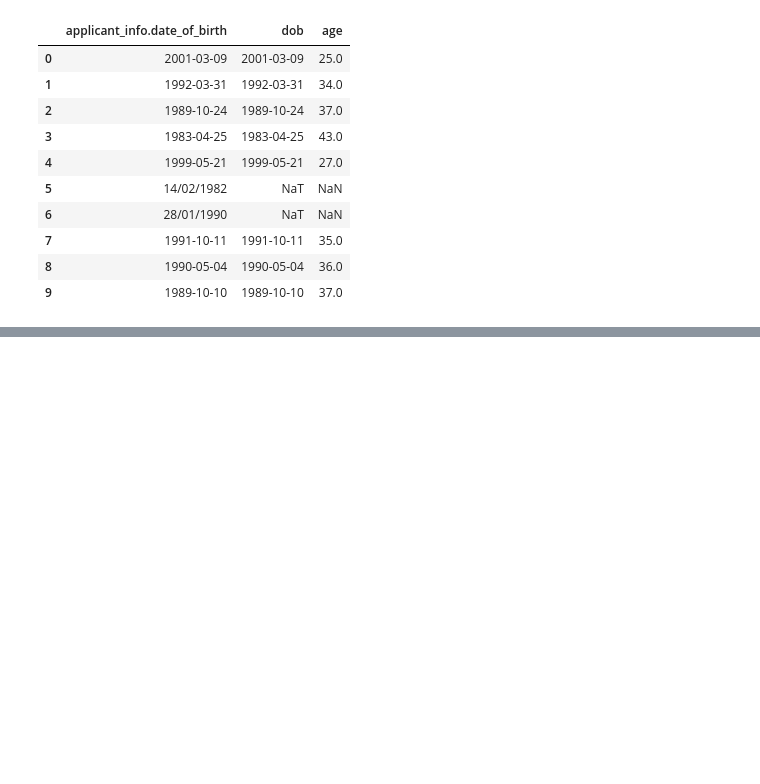
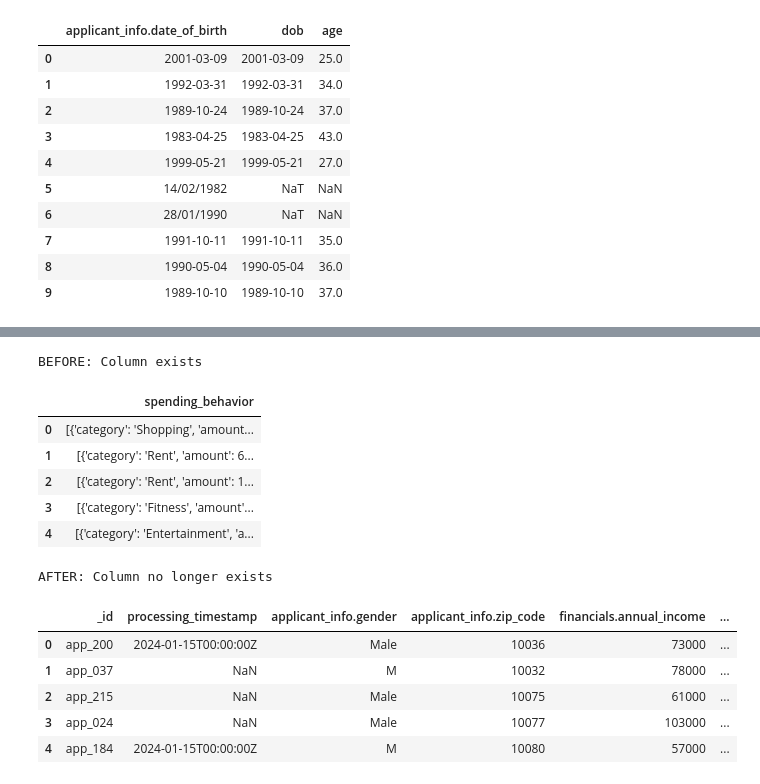
Before and after one commit to arturbstos/dego-project-team13, a Jupyter notebook: notebooks/04-privacy-demonstration.ipynb, the cells around one changed output, grey strips where cells are left out. Saved outputs shown, nothing was run; the diff lists cells and outputs as text; code cells hidden in the pictures; blank space fills up the shorter version.

```diff
--- a/notebooks/04-privacy-demonstration.ipynb
+++ b/notebooks/04-privacy-demonstration.ipynb
@@ -237,0 +246,29 @@ df.drop(columns=["applicant_info.date_of_birth"], inplace=True)
+# %%
+from IPython.display import display
+col = "spending_behavior"
+
+# BEFORE
+print("BEFORE: Column exists")
+display(df[[col]].head(5))
+
+# DROP
+df.drop(columns=[col], inplace=True)
+
+# AFTER
+print("AFTER: Column no longer exists")
+display(df.head(5))
+# %% [output]
+BEFORE: Column exists
+|  | spending_behavior |
+| 0 | [{'category': 'Shopping', 'amount... |
+| 1 | [{'category': 'Rent', 'amount': 6... |
+| 2 | [{'category': 'Rent', 'amount': 1... |
+| 3 | [{'category': 'Fitness', 'amount'... |
+| 4 | [{'category': 'Entertainment', 'a... |
+AFTER: Column no longer exists
+|  | _id | processing_timestamp | applicant_info.gender | applicant_info.zip_code | financials.annual_income | ... |
+| 0 | app_200 | 2024-01-15T00:00:00Z | Male | 10036 | 73000 | ... |
+| 1 | app_037 | NaN | M | 10032 | 78000 | ... |
+| 2 | app_215 | NaN | Male | 10075 | 61000 | ... |
+| 3 | app_024 | NaN | Male | 10077 | 103000 | ... |
+| 4 | app_184 | 2024-01-15T00:00:00Z | M | 10080 | 57000 | ... |
```
Also changed, not shown: parts of 4 cells of this notebook.
